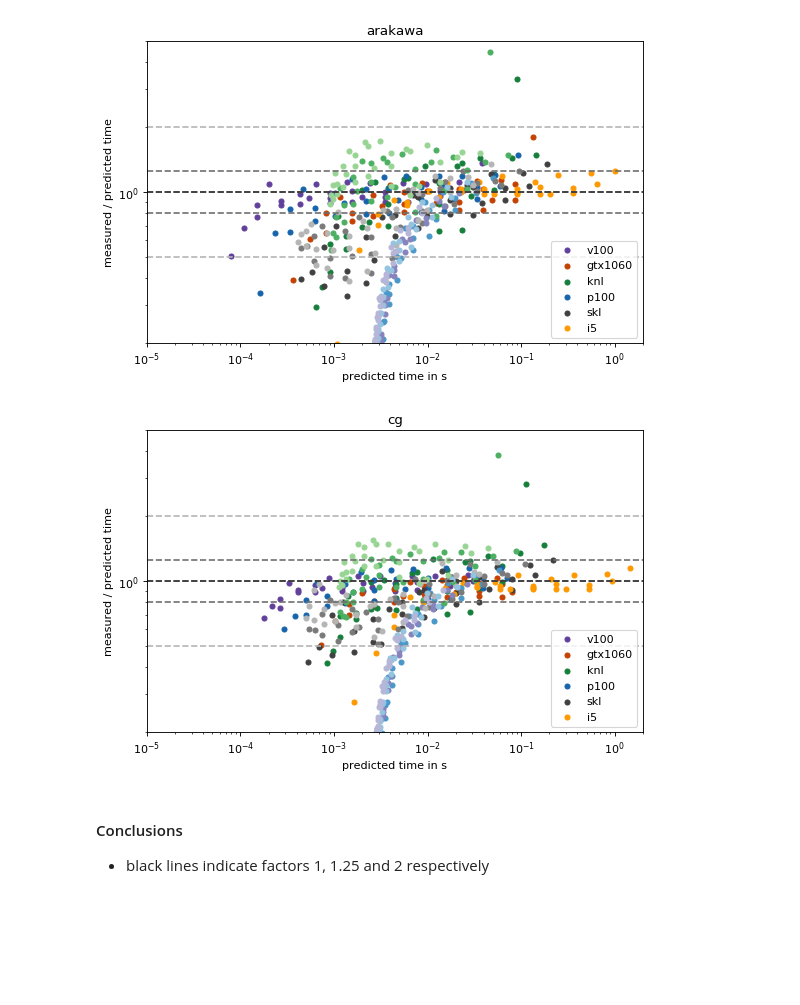
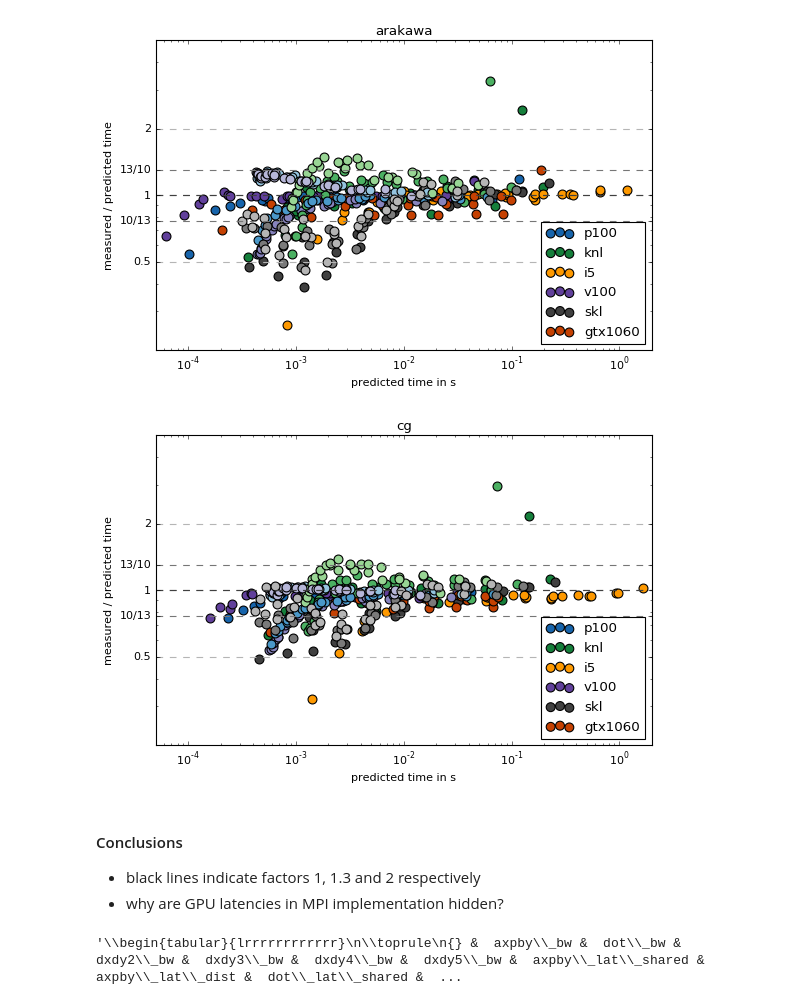
Before and after one commit to mwiesenberger/performance, a Jupyter notebook: 5-prediction.ipynb, the cells around one changed output. Saved outputs shown, nothing was run; the diff lists cells and outputs as text; code cells hidden in the pictures; blank space fills up the shorter version.

Commit message:
worked on performance prediction, introduced n dependent efficiency

```diff
--- a/5-prediction.ipynb
+++ b/5-prediction.ipynb
@@ -48,9 +50,9 @@ memops['cg'] = (20,4,18)
 theo = pd.read_csv('performance.csv',delimiter=' ')
 theo.set_index('arch',inplace=True)
 theo.index.name = None
-theo.loc['p100','dxdy_lat_dist'] = 1*theo.loc['p100','dxdy_lat_dist']
-theo.loc['v100','dxdy_lat_dist'] = 1*theo.loc['v100','dxdy_lat_dist']
-theo.loc['knl','dxdy_bw'] = theo.loc['knl','dxdy_bw']
+theo.loc['p100','dxdy_lat_dist'] = 0.1*theo.loc['p100','dxdy_lat_dist']
+theo.loc['v100','dxdy_lat_dist'] = 0.1*theo.loc['v100','dxdy_lat_dist']
+theo.loc['knl','dxdy_lat_dist'] = 1*theo.loc['knl','dxdy_lat_dist']
 
 theo
 # %% [output]
@@ -64,10 +66,13 @@ theo
 # %%
-
-for n in ['arakawa','cg']:# latencies.keys():
+#now compute and plot the prediction
+for n in ['arakawa','cg'] :#latencies.keys():
     fig,ax=plt.subplots(1,1,figsize=(8,5),dpi= 80, facecolor='w', edgecolor='k')
-    for frac in [1.0,5/4,8/4]:
+    xs = np.array([5e-5,2.0])
+    ys = np.array([1.0,1.0])
+    for frac in [1.0,13/10,8/4]:
         plt.plot(xs,frac*ys,ls='--',color=cm.Greys(0.8/frac))
         plt.plot(xs,1/frac*ys,ls='--',color=cm.Greys(0.8/frac))
+
     for f, v in files.items() :#{'knl_mpi2':('knl',2)}.items():
         string = '_shared'
         if v[1] > 1 : string = '_dist'
@@ -75,45 +80,54 @@ for n in ['arakawa','cg']:# latencies.keys():
         #add size and get rid of non-relevant columns
         df.insert(0,'size', 8*df['n']*df['n']*df['Nx']*df['Ny']/1e6/v[1])
         dfr = df[['n','Nx','Ny','size']+list(memops.keys())]
         #compute mean and standard derivation of 'same' groups
         dfr=dfr.groupby(['n', 'Nx','Ny','size']).mean()
         dfr=dfr.reset_index(level=['n','Nx','Ny','size'])
 
         dfr['FirstLevel']='measured'
         dfr.columns=pd.MultiIndex.from_product([dfr.columns,['measured']])
         del dfr['FirstLevel']
 
+        dfr['dxdy_bw'] = dfr.apply(
+            lambda row: theo.loc[v[0],'dxdy'+str(row['n','measured'].astype(int))+'_bw'], axis=1)
+        #print(dfr['dxdy_bw'])
         for q,l in latencies.items():
             m = memops[q]
-            dfr.loc[:,(q,'predicted')] = ((
-                                      l[0]*theo.loc[v[0],'axpby_lat'+string]
-                                    + l[1]*theo.loc[v[0],'dot_lat'+string]
-                                    + l[2]*theo.loc[v[0],'dxdy_lat'+string])*1e-6
-                                    + m[0]*dfr[('size','measured')]/1000/theo.loc[v[0],'axpby_bw']
-                                    + m[1]*dfr[('size','measured')]/1000/theo.loc[v[0],'dot_bw']
-                                    + m[2]*dfr[('size','measured')]/1000/theo.loc[v[0],'dxdy_bw'])
+            dfr.loc[:,(q,'predicted')] = (
+                                    ( l[0]*theo.loc[v[0],'axpby_lat'+string]+
+                                     l[1]*theo.loc[v[0],'dot_lat'+string] +
+                                     l[2]*theo.loc[v[0],'dxdy_lat'+string]
+                                    )*1e-6+
+                                    (m[0] + m[1]/theo.loc[v[0],'dot_bw'] + m[2]/dfr['dxdy_bw',''])
+                                       *dfr[('size','measured')]/1000/theo.loc[v[0],'axpby_bw'])
             dfr.loc[:,(q,'meas/pred')]=dfr[(q,'measured')]/dfr[(q,'predicted')]
         dfr.sort_values(by=('size','measured'),inplace=True)
         dfr[n].plot(kind='scatter',ax=ax,color=arch[v[0]][0](intens[v[1]]), #marker='o',ls='',
-                      x='predicted',y='meas/pred',label=v[0])#,markersize=8)
+                      x='predicted',y='meas/pred',label=v[0],s=64)
     handles, labels = plt.gca().get_legend_handles_labels()
     handles = handles[0:number]; labels = labels[0:number]
-    xs = np.array([1e-5,2.0])
-    ys = np.array([1.0,1.0])
+
     #plt.plot(xs,ys)
 
 
     plt.legend(handles, labels, loc='lower right',numpoints=1)
     plt.xscale('log')
     plt.xlim(xs[0],xs[1])
     plt.xlabel('predicted time in s')
     plt.ylabel('measured / predicted time')
     plt.yscale('log')
     plt.ylim(0.2,5)
+    plt.yticks([0.5,0.76923,1,1.3,2],[0.5,'10/13',1,'13/10',2])
     plt.title(n)
+    plt.savefig(n+'.pdf')
 # %% [output]
-[figure, old version]
+[figure, new version]
-[figure, old version]
+[figure, new version]
 # %% [markdown]
 #### Conclusions
-- black lines indicate factors 1, 1.25 and 2 respectively
+- black lines indicate factors 1, 1.3 and 2 respectively
+- why are GPU latencies in MPI implementation hidden?
+# %%
+theo.to_latex()
+# %% [output]
+'\\begin{tabular}{lrrrrrrrrrrrr}\n\\toprule\n{} &  axpby\\_bw &  dot\\_bw &  dxdy2\\_bw &  dxdy3\\_bw &  dxdy4\\_bw &  dxdy5\\_bw &  axpby\\_lat\\_shared &  axpby\\_lat\\_dist &  dot\\_lat\\_shared &  ...
```
Also changed, not shown: parts of 3 cells of this notebook, 4 other files.
